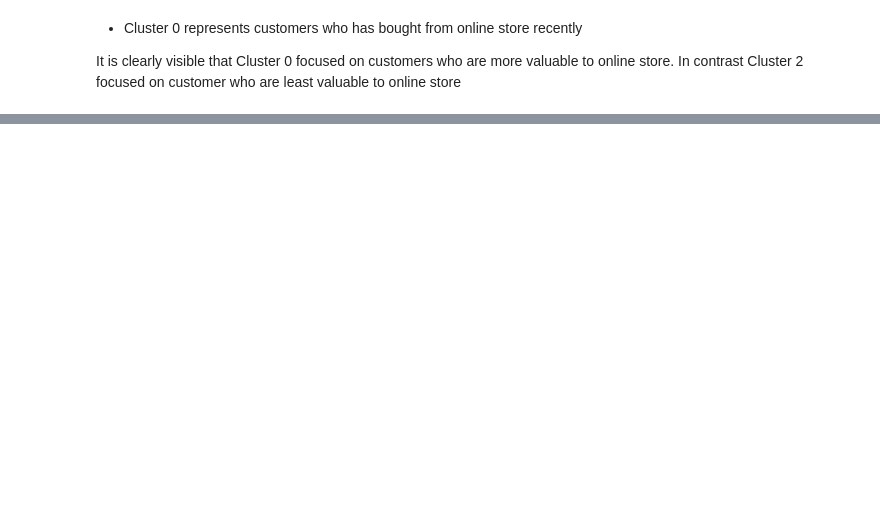
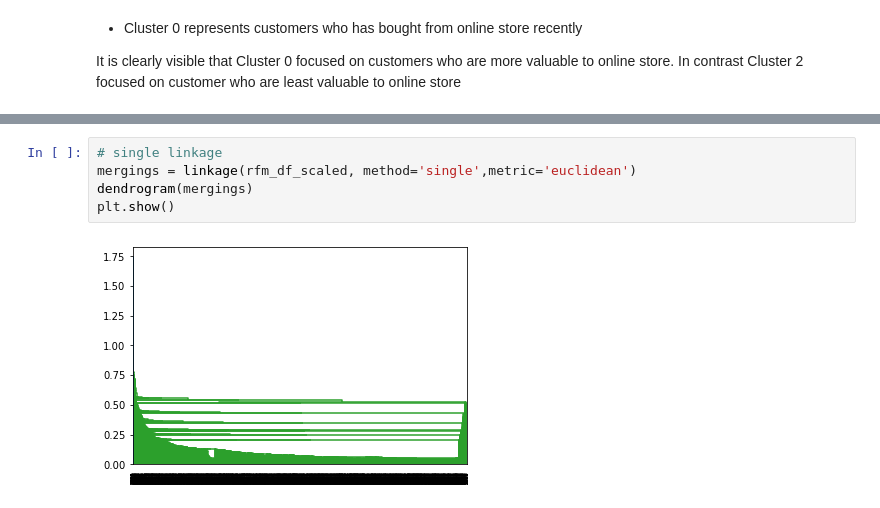
Before and after one commit to Dharani-Arumugam/Machine-Learning, a Jupyter notebook: Clustering/Clustering - Online Retail Store.ipynb, the cells around one changed output, grey strips where cells are left out. Saved outputs shown, nothing was run; the diff lists cells and outputs as text; blank space fills up the shorter version.

```diff
--- a/Clustering/Clustering - Online Retail Store.ipynb
+++ b/Clustering/Clustering - Online Retail Store.ipynb
@@ -430,0 +455,7 @@ It is clearly visible that Cluster 0 focused on customers who are more valuable
+# %%
+# single linkage
+mergings = linkage(rfm_df_scaled, method='single',metric='euclidean')
+dendrogram(mergings)
+plt.show()
+# %% [output]
+[figure, added]
```
Also changed, not shown: parts of 17 cells of this notebook.
